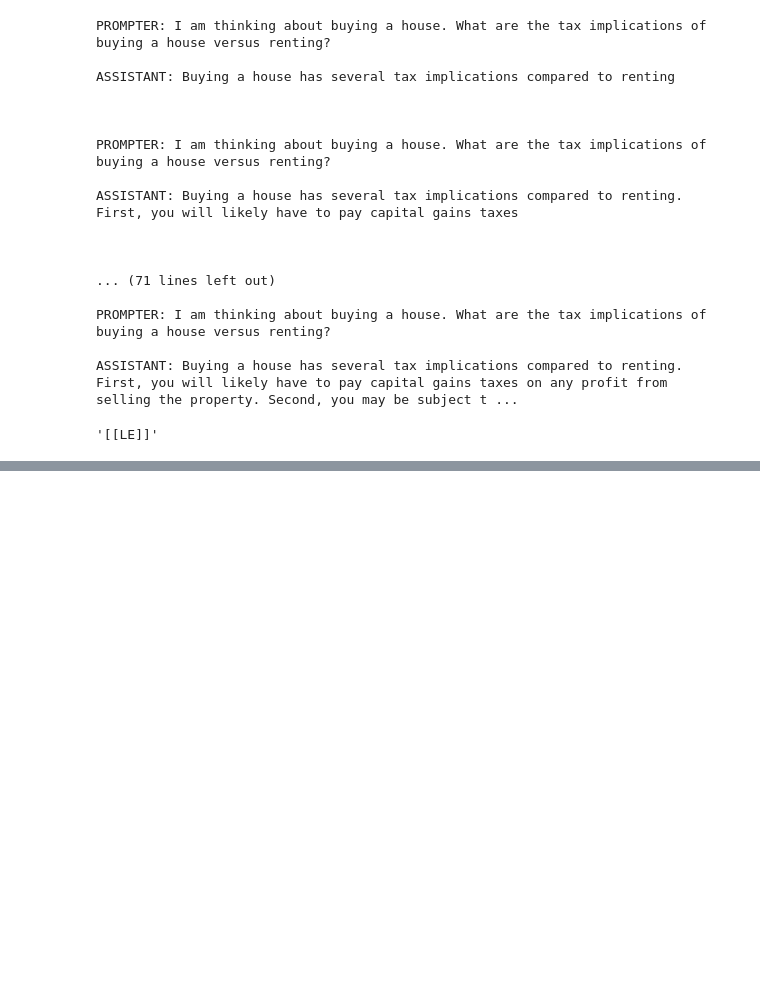
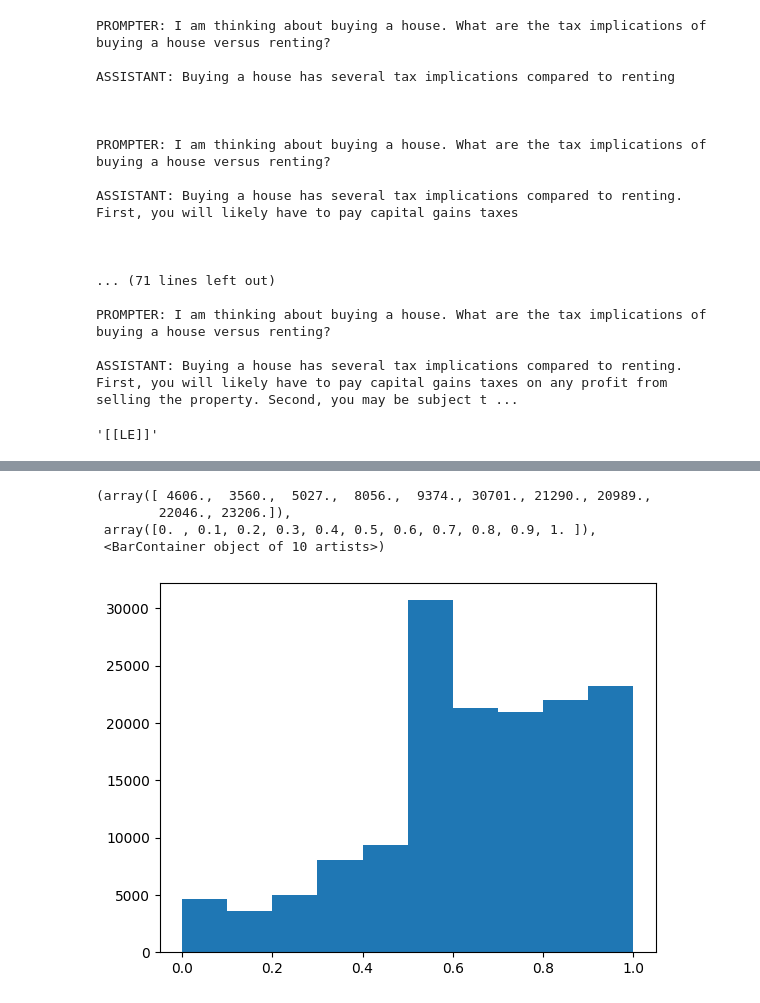
Before and after one commit to AlexTMallen/dlk-benchmarking, a Jupyter notebook: oasst.ipynb, the cells around one changed output, grey strips where cells are left out. Drawn from its saved outputs; the diff is of its cells as text; code cells hidden in the pictures; blank space fills up the shorter version.

```diff
--- a/oasst.ipynb
+++ b/oasst.ipynb
@@ -158,0 +147,15 @@ Overall, solar cells convert sunlight directly into electricity, providing a cle
+# %%
+from transformers import AutoTokenizer, AutoModelForCausalLM
+from peft import PeftModel
+device = "cuda"
+# base_model_name = "EleutherAI/pythia-70M-deduped"
+# base_model = AutoModelForCausalLM.from_pretrained(base_model_name)
+# model_name = "peterchatain/rlhf-v3-sweep-pythia-70M"
+# model = PeftModel.from_pretrained(model=base_model, model_id=model_name).to(device).half()
+model_name = "vicgalle/gpt2-open-instruct-v1"
+tokenizer = AutoTokenizer.from_pretrained(model_name)
+model = AutoModelForCausalLM.from_pretrained(model_name).to(device)
+model.eval()
+# %%
+prompter_df = df[(df["role"] == "prompter") & (df["lang"] == "en")]
+prompter_df
@@ -158,0 +176,4 @@ Overall, solar cells convert sunlight directly into electricity, providing a cle
+# %%
+tokenizer.eos_token = "### End"
+tokenizer.eos_token_id = tokenizer.convert_tokens_to_ids(tokenizer.eos_token)
+print(tokenizer.eos_token_id)
@@ -324,0 +517,9 @@ match.group()
+# %%
+import matplotlib.pyplot as plt
+plt.hist([row["quality"]["value"] for row in df["labels"] if "quality" in row])
+# %% [output]
+(array([ 4606.,  3560.,  5027.,  8056.,  9374., 30701., 21290., 20989.,
+        22046., 23206.]),
+ array([0. , 0.1, 0.2, 0.3, 0.4, 0.5, 0.6, 0.7, 0.8, 0.9, 1. ]),
+ <BarContainer object of 10 artists>)
+[figure, added]
```
Also changed, not shown: parts of 9 cells of this notebook, 3 other files.
